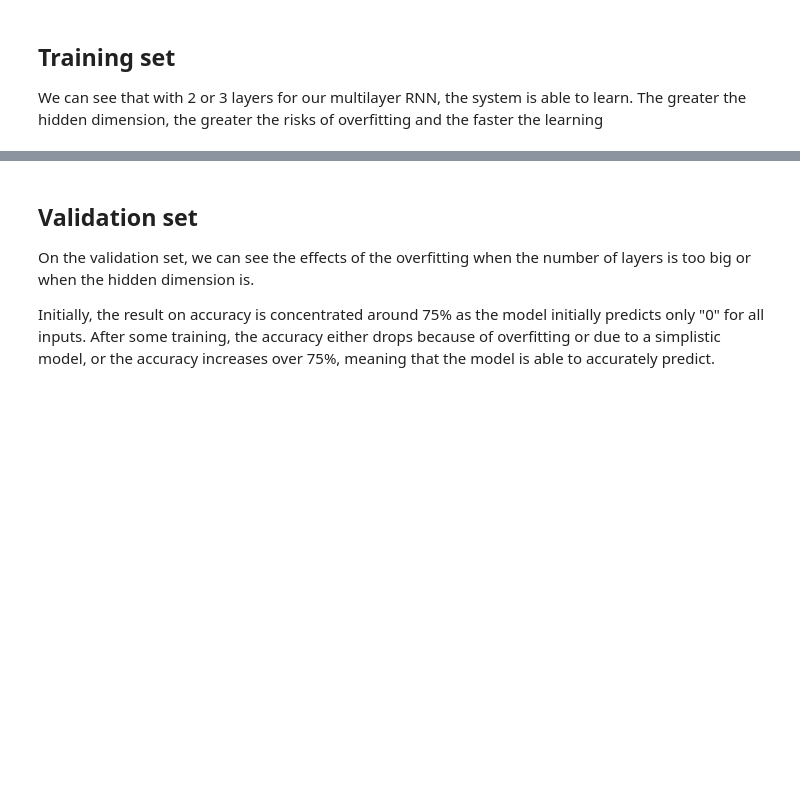
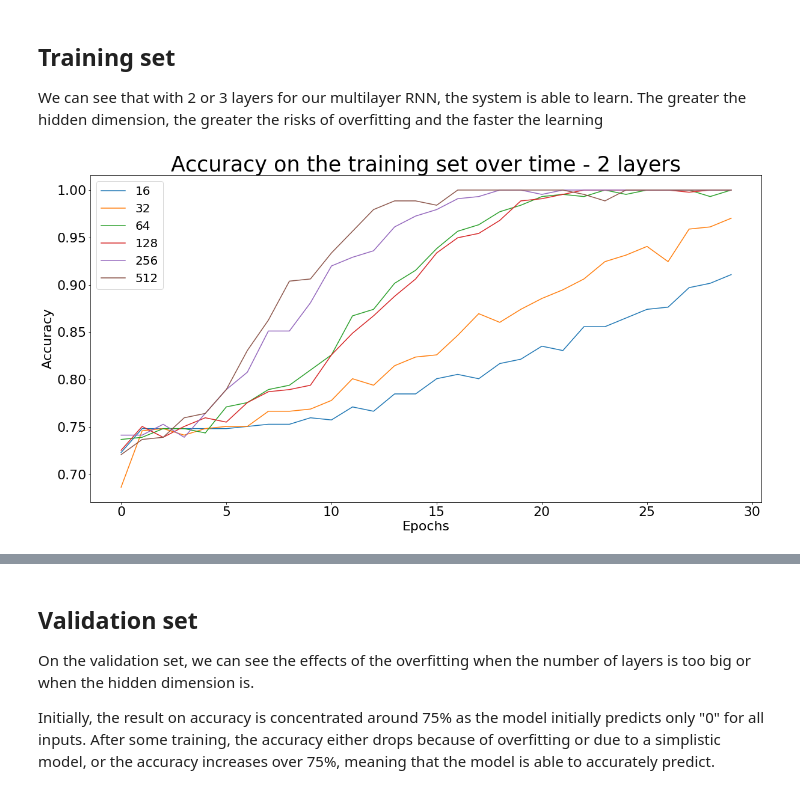
Before and after one commit to darioAnongba/ASSIStments-Competition, a Jupyter notebook: Results.ipynb, the cells around one changed output, grey strips where cells are left out. Saved outputs shown, nothing was run; the diff lists cells and outputs as text; code cells hidden in the pictures; blank space fills up the shorter version.

```diff
--- a/Results.ipynb
+++ b/Results.ipynb
@@ -28,4 +28,8 @@ def plot(layer, dims, dropout, metric, title, ylabel):
 ## Training set
 
 We can see that with 2 or 3 layers for our multilayer RNN, the system is able to learn. The greater the hidden dimension, the greater the risks of overfitting and the faster the learning
+# %%
+plot(2, [16, 32, 64, 128, 256, 512], 'accs', 'Accuracy on the training set over time', 'Accuracy')
+# %% [output]
+[figure, added]
 # %%
```
Also changed, not shown: parts of 10 cells of this notebook, 9 other files.
